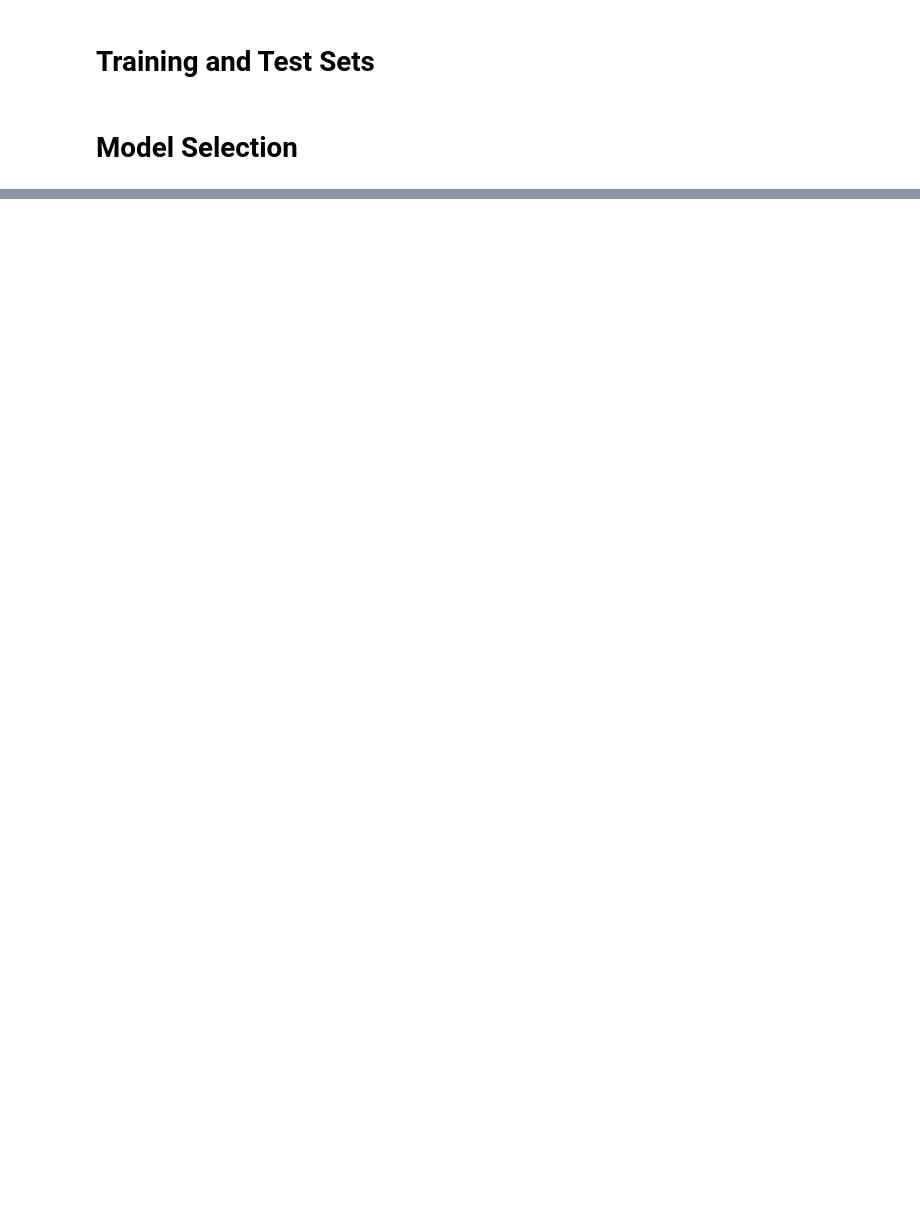
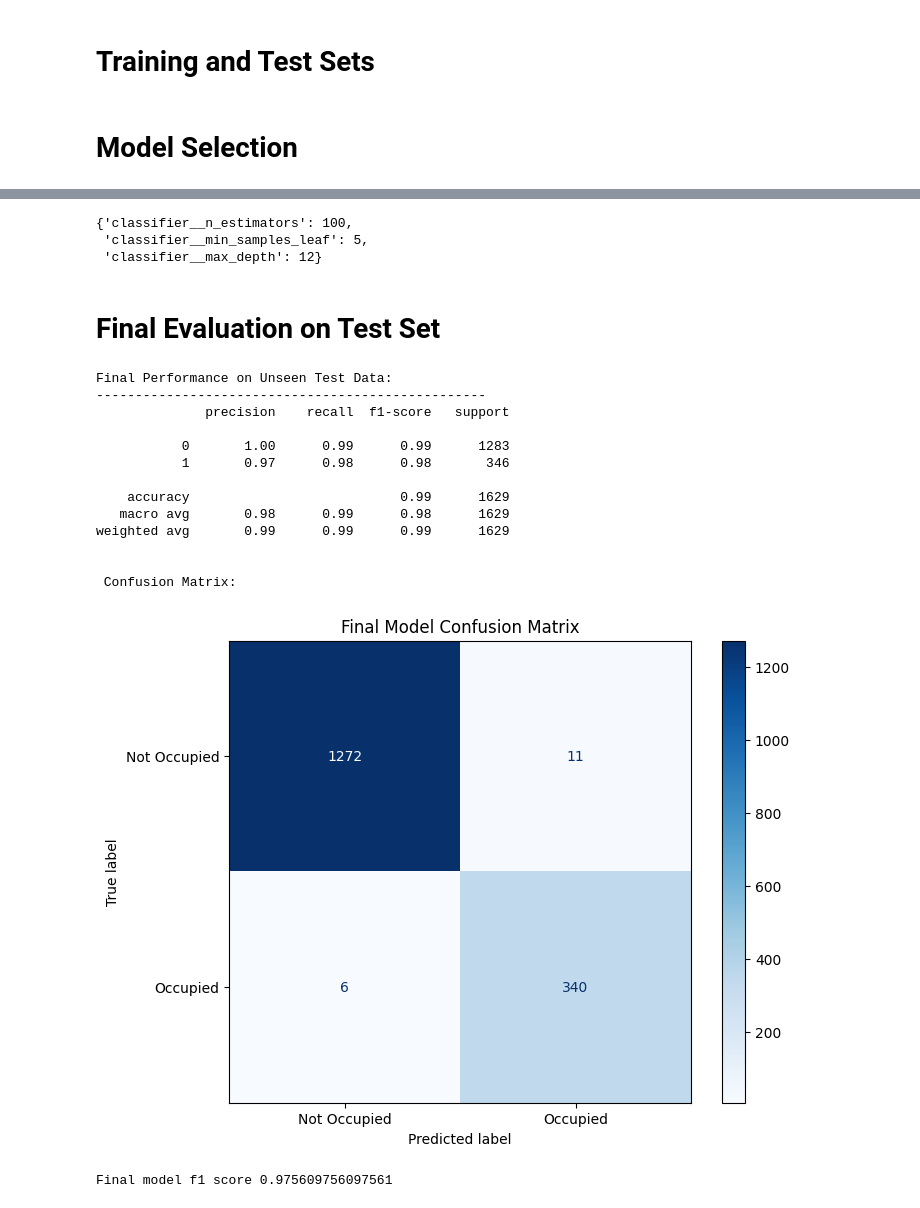
Before and after one commit to ruthAlt/Occupancy-Detection-ML, a Jupyter notebook: notebooks/MLproject.ipynb, the cells around one changed output, grey strips where cells are left out. Cells and saved outputs as stored; diff of their text form; code cells hidden in the pictures; blank space fills up the shorter version.

```diff
--- a/notebooks/MLproject.ipynb
+++ b/notebooks/MLproject.ipynb
@@ -245,0 +421,23 @@ X.head(10)
+# %%
+best_model_pipeline = IMBPipeline([
+    ('transformation', final_transformation),
+    ('classifier', RandomForestClassifier(random_state=42))
+])
+# %%
+params = {
+    'classifier__n_estimators': [ 100, 125, 150],
+    'classifier__max_depth': [5, 8, 12],
+    'classifier__min_samples_leaf': [5, 10]
+}
+# %%
+rs_best = RandomizedSearchCV(
+    estimator = best_model_pipeline,
+    param_distributions = params,
+    cv = RepeatedStratifiedKFold(n_splits=5, n_repeats=1, random_state=42),
+    n_iter = 18,
+    scoring = 'f1',
+    n_jobs = -1,
+    verbose = 1
+)
+# %%
+rs_best.fit(X_train, y_train)
@@ -245,0 +463,39 @@ X.head(10)
+# %%
+rs_best.best_params_
+# %% [output]
+{'classifier__n_estimators': 100,
+ 'classifier__min_samples_leaf': 5,
+ 'classifier__max_depth': 12}
+# %% [markdown]
+# Final Evaluation on Test Set
+# %%
+y_pred = rs_best.predict(X_test)
+print("Final Performance on Unseen Test Data: ")
+print("-"*50)
+print(classification_report(y_test, y_pred))
+print("\n Confusion Matrix:")
+cm = confusion_matrix(y_test, y_pred)
+fig, ax = plt.subplots(figsize=(8, 6))
+disp = ConfusionMatrixDisplay(confusion_matrix=cm, display_labels=['Not Occupied', 'Occupied'])
+disp.plot(cmap='Blues', ax=ax)
+plt.title('Final Model Confusion Matrix')
+plt.show()
+# %% [output]
+Final Performance on Unseen Test Data:
+--------------------------------------------------
+              precision    recall  f1-score   support
+
+           0       1.00      0.99      0.99      1283
+           1       0.97      0.98      0.98       346
+
+    accuracy                           0.99      1629
+   macro avg       0.98      0.99      0.98      1629
+weighted avg       0.99      0.99      0.99      1629
+
+
+ Confusion Matrix:
+[figure, added]
+# %%
+print(f'Final model f1 score {f1_score(y_test, y_pred)}')
+# %% [output]
+Final model f1 score 0.975609756097561
```
Also changed, not shown: parts of 44 cells of this notebook.
